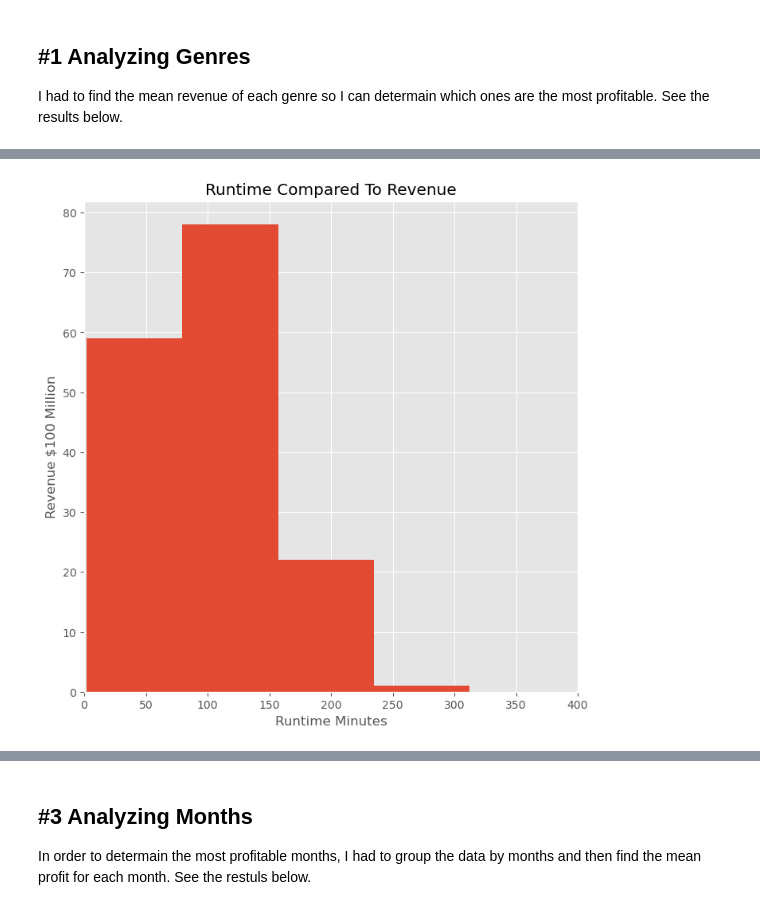
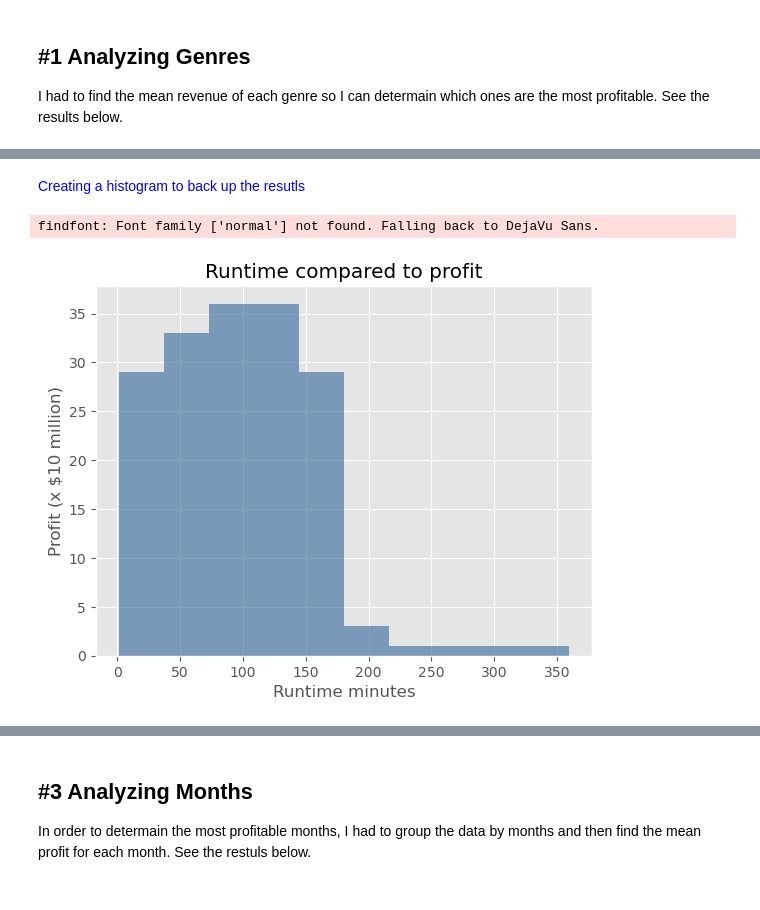
Before and after one commit to Warren-Morelli/-Movie-Analysis-for-Microsoft, a Jupyter notebook: Final Notebook, Factors That Determine a Successful Film.ipynb, the cells around one changed output, grey strips where cells are left out. Drawn from its saved outputs; the diff is of its cells as text; code cells hidden in the pictures.

```diff
--- a/Final Notebook, Factors That Determine a Successful Film.ipynb
+++ b/Final Notebook, Factors That Determine a Successful Film.ipynb
@@ -227,0 +321,4 @@ df_runtime_mean.head(3)
+# %%
+#create a new colum called 'profits' to analyse data more accuratly
+df_runtime_mean['profit'] = df_runtime_mean['worldwide_gross'] - df_runtime_mean['production_budget']
+df_runtime_mean.head(3)
@@ -227,0 +332,20 @@ df_runtime_mean.head(3)
+# %%
+#creating a scatterplot to analyse results
+x = df_runtime_mean['runtime_minutes']
+y = df_runtime_mean['profit']
+
+font = {'family' : 'normal',
+        'size'   : 10}
+plt.rc('font', **font)
+
+sns.scatterplot(data=df_runtime_mean, x=x, y=y, hue=y, legend = False, size="worldwide_gross")
+
+plt.suptitle("Runtime vs. profit", fontsize=16)
+plt.ylabel('Average profit (x $100 million)', fontsize=12)
+plt.xlabel('Runtime minutes', fontsize=12)
+
+
+plt.xlim(0, 250)
+plt.ylim(0, 400000000)
+
+plt.show()
@@ -228,12 +357,17 @@ df_runtime_mean.head(3)
+# %% [markdown]
+<font color=blue>Creating a histogram to back up the resutls </font>
 # %%
-#Show results in a Histogram to analyize results
+#create histogram to read data
 x = df_runtime_mean['runtime_minutes']
-fig, ax = plt.subplots(figsize=(8,8))
-ax.hist(x, bins=8)
-ax.set_xlim(0, 400)
-#ax.set_ylim(0, 35)
-ax.set_xlabel("Runtime Minutes")
-ax.set_ylabel("Revenue $100 Million")
-ax.set_title("Runtime Compared To Revenue");
+y = df_runtime_mean['profit']
+font = {'family' : 'normal',
+        'size'   : 10}
+plt.rc('font', **font)
+fig, ax = plt.subplots()
+ax.hist(x, bins=10, color=(0.2, 0.4, 0.6, 0.6,))
+ax.set_xlabel("Runtime minutes")
+ax.set_ylabel("Profit (x $10 million)")
+ax.set_title("Runtime compared to profit");
 # %% [output]
+findfont: Font family ['normal'] not found. Falling back to DejaVu Sans.
-[figure, old version]
+[figure, new version]
```
Also changed, not shown: parts of 61 cells of this notebook, 2 other files.
